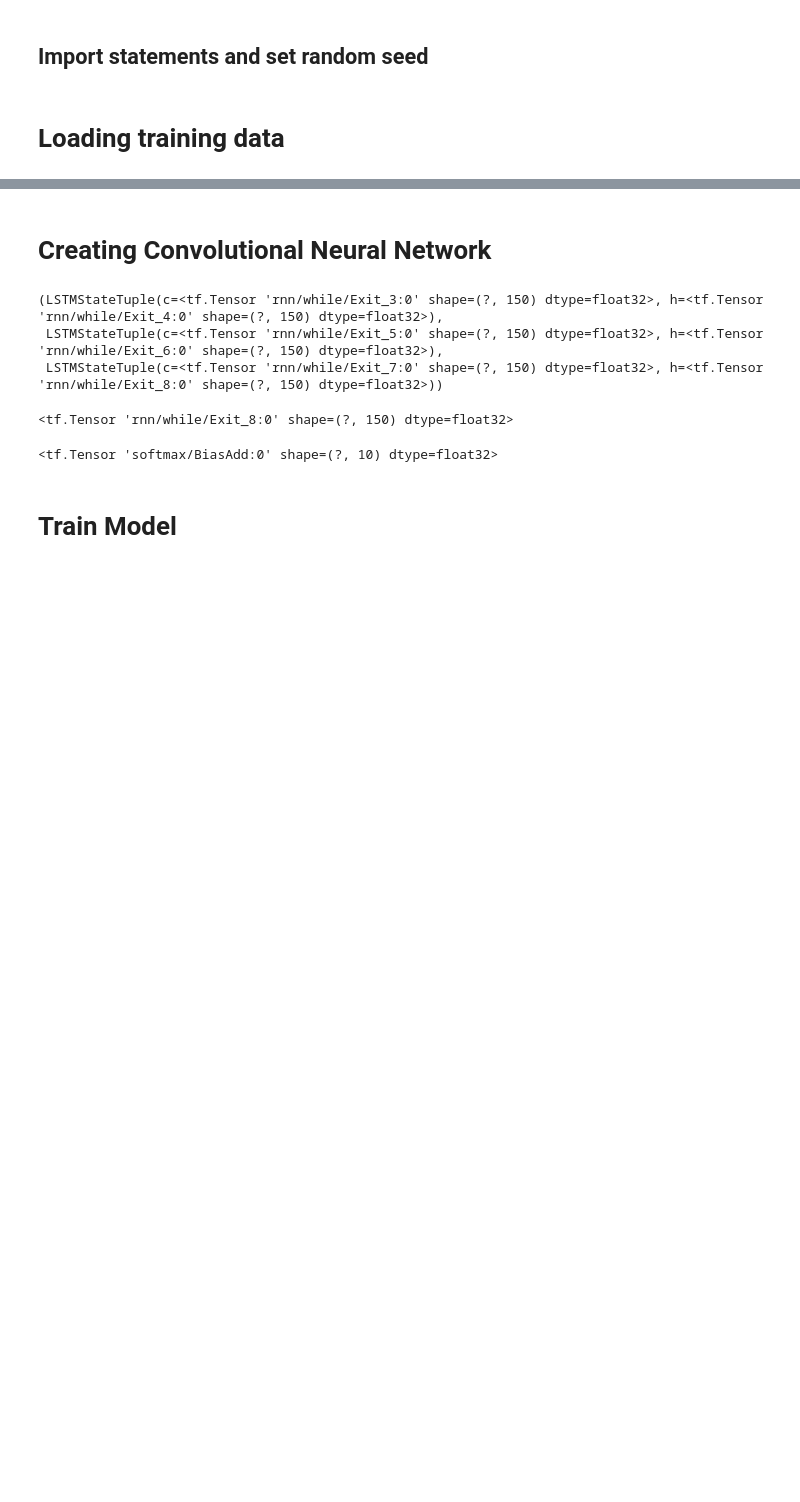
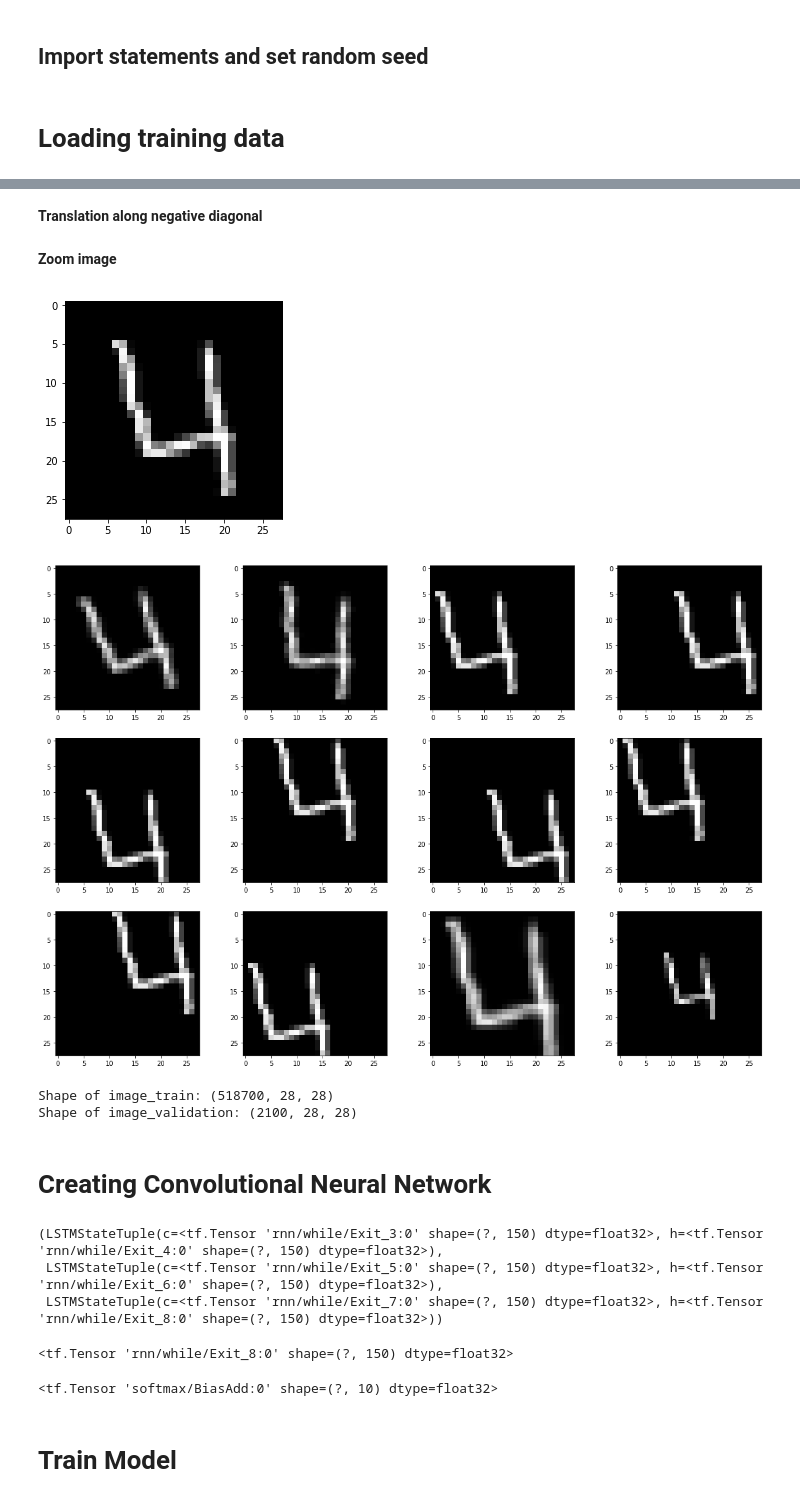
Before and after one commit to itratrahman/machine_learning_projects, a Jupyter notebook: mnist/models/rnn.ipynb, the cells around one changed output, grey strips where cells are left out. Cells and saved outputs as stored; diff of their text form; code cells hidden in the pictures; blank space fills up the shorter version.

```diff
--- a/mnist/models/rnn.ipynb
+++ b/mnist/models/rnn.ipynb
@@ -68,0 +167,22 @@ train_y.shape
+# %% [markdown]
+**Translation along negative diagonal**
+# %%
+def translate_negative_diagonal(image, shift_diagonal = 5):
+
+    '''a function to translate image along negative diagonal'''
+
+    # translate image along negative diagonal
+    img = image.copy()
+
+    if shift_diagonal<0:
+        hor_slice = img[:-shift_diagonal,:].copy()
+        ver_slice = img[:,shift_diagonal:].copy()
+    if shift_diagonal>0:
+        hor_slice = img[-shift_diagonal:,:].copy()
+        ver_slice = img[:,:shift_diagonal].copy()
+    M_translate = np.float32([[1,0,shift_diagonal],[0,1,-shift_diagonal]])
+    img_new = cv2.warpAffine(img,M_translate,(28,28))
+
+    return img_new.reshape(28,28).astype(np.float32)
+# %% [markdown]
+**Zoom image**
@@ -68,0 +213,45 @@ train_y.shape
+# %%
+image = train_X[3]
+plt.imshow(image, cmap='gray')
+generated_image = rotate_image(image,10)
+plt.show()
+matplotlib.rcParams['figure.figsize'] = (20.0, 14.0)
+plt.subplot(3,4,1)
+plt.imshow(generated_image, cmap='gray')
+generated_image = rotate_image(image,-10)
+plt.subplot(3,4,2)
+plt.imshow(generated_image, cmap='gray')
+generated_image = translate_horizontal(image,-5)
+plt.subplot(3,4,3)
+plt.imshow(generated_image, cmap='gray')
+generated_image = translate_horizontal(image,5)
+plt.subplot(3,4,4)
+plt.imshow(generated_image, cmap='gray')
+generated_image = translate_vertical(image,5)
+plt.subplot(3,4,5)
+plt.imshow(generated_image, cmap='gray')
+generated_image = translate_vertical(image,-5)
+plt.subplot(3,4,6)
+plt.imshow(generated_image, cmap='gray')
+generated_image = translate_positive_diagonal(image,5)
+plt.subplot(3,4,7)
+plt.imshow(generated_image, cmap='gray')
+generated_image = translate_positive_diagonal(image,-5)
+plt.subplot(3,4,8)
+plt.imshow(generated_image, cmap='gray')
+generated_image = translate_negative_diagonal(image,5)
+plt.subplot(3,4,9)
+plt.imshow(generated_image, cmap='gray')
+generated_image = translate_negative_diagonal(image,-5)
+plt.subplot(3,4,10)
+plt.imshow(generated_image, cmap='gray')
+generated_image = zoom(image,5)
+plt.subplot(3,4,11)
+plt.imshow(generated_image, cmap='gray')
+generated_image = zoom(image,-5)
+plt.subplot(3,4,12)
+plt.imshow(generated_image, cmap='gray')
+plt.show()
+# %% [output]
+[figure, added]
+[figure, added]
@@ -69,3 +341,9 @@ train_y.shape
+# %%
+print("Shape of image_train:",image_train.shape)
+print("Shape of image_validation:",image_validation.shape)
+# %% [output]
+Shape of image_train: (518700, 28, 28)
+Shape of image_validation: (2100, 28, 28)
 # %% [markdown]
 # **Creating Convolutional Neural Network**
 # %%
```
Also changed, not shown: parts of 36 cells of this notebook, 1 other file.
